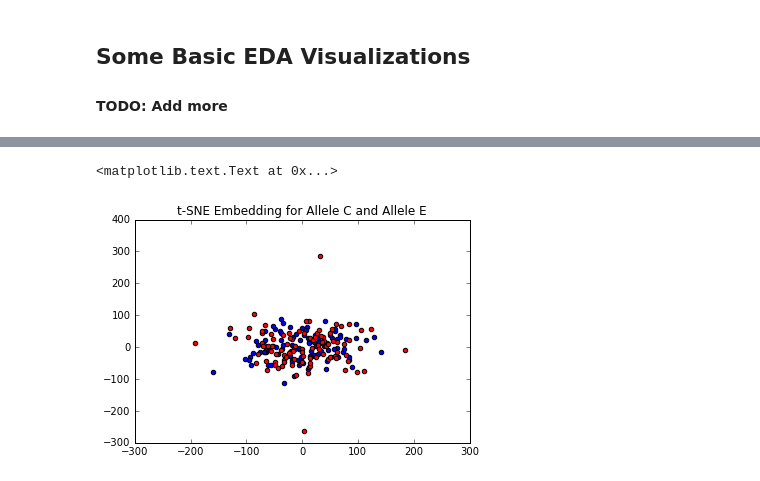
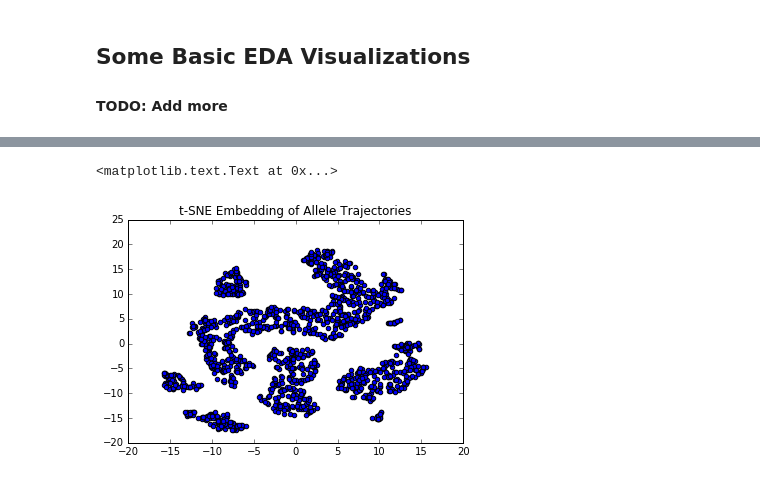
Before and after one commit to standard-aaron/mullets, a Jupyter notebook: eda.ipynb, the cells around one changed output, grey strips where cells are left out. Drawn from its saved outputs; the diff is of its cells as text; code cells hidden in the pictures.

```diff
--- a/eda.ipynb
+++ b/eda.ipynb
@@ -99,18 +98,13 @@ plt.title('t-SNE Embedding of Allele A Proportions')
 # If we embed all (15) different singleton and pairwise frequencies, what sort of spatial
 # correlations exists from the t-SNE embeddeding?
 
-all_embeddings = np.zeros((15, 100, 2))
-for i in range(15):
-    model = TSNE(n_components=2, random_state=0)
-    np.set_printoptions(suppress=True)
-    all_embeddings[i, :, :] = model.fit_transform(combined_data[i, :, :])
+combined_data = combined_data.reshape(15 * 100, 200)
+model = TSNE(n_components=2, random_state=0)
+np.set_printoptions(suppress=True)
+embedded = model.fit_transform(combined_data)
-# %%
-# Plot embeddings, with a different color for each category
-cols = ['b', 'g', 'r', 'c', 'm']
-
-plt.scatter(all_embeddings[2, :, 0], all_embeddings[0, :, 1], c=cols[0])
-plt.scatter(all_embeddings[4, :, 0], all_embeddings[5, :, 1], c=cols[2])
-plt.title('t-SNE Embedding for Allele C and Allele E') # horrible embedding
-# %% [output]
-<matplotlib.text.Text at 0x...>
-[figure, removed]
+# %%
+plt.scatter(embedded[:, 0], embedded[:, 1])
+plt.title('t-SNE Embedding of Allele Trajectories')
+# %% [output]
+<matplotlib.text.Text at 0x...>
+[figure, added]
```
Also changed, not shown: parts of 4 cells of this notebook.
